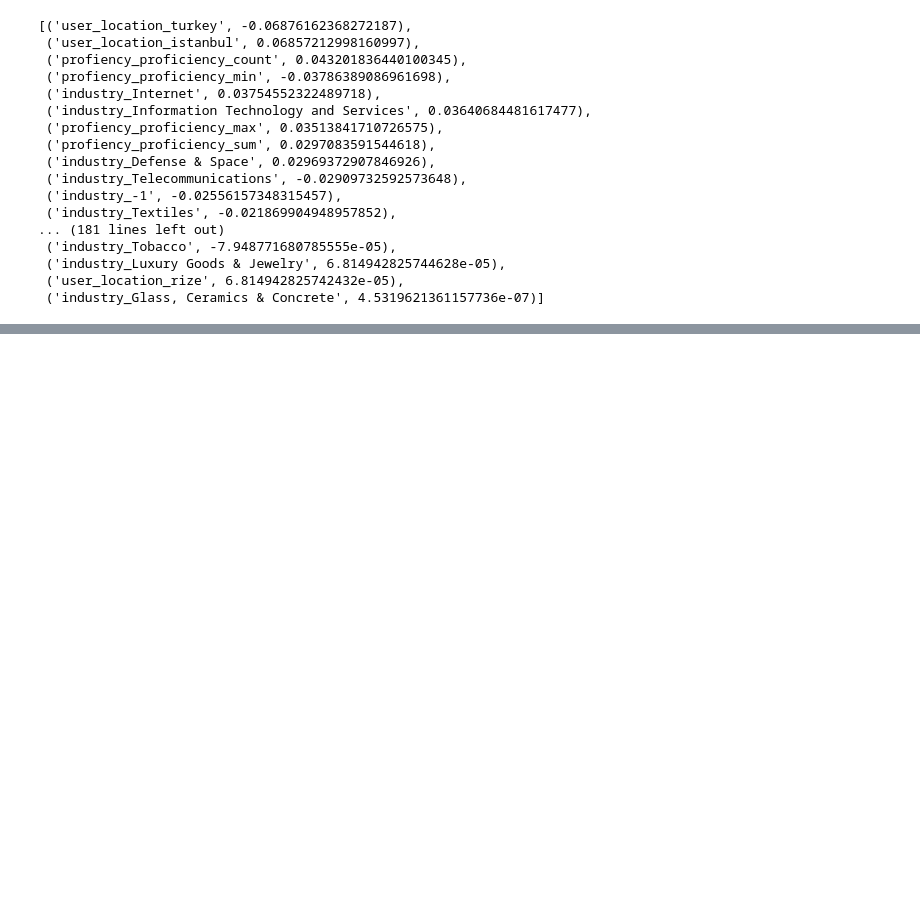
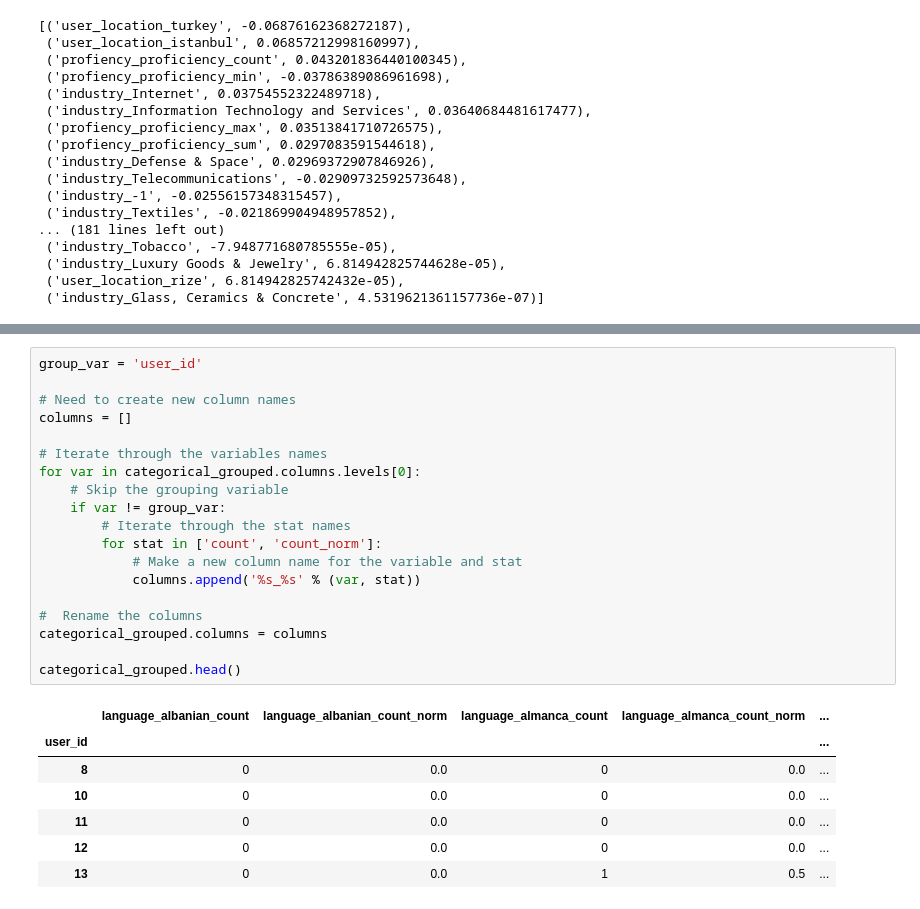
Before and after one commit to furkaneneseren/Datathon-BBVA, a Jupyter notebook: churn-with-linkedin.ipynb, the cells around one changed output, grey strips where cells are left out. Cells and saved outputs as stored; diff of their text form; blank space fills up the shorter version.

```diff
--- a/churn-with-linkedin.ipynb
+++ b/churn-with-linkedin.ipynb
@@ -1224,0 +1295,27 @@ target_corrs(train)
+# %%
+group_var = 'user_id'
+
+# Need to create new column names
+columns = []
+
+# Iterate through the variables names
+for var in categorical_grouped.columns.levels[0]:
+    # Skip the grouping variable
+    if var != group_var:
+        # Iterate through the stat names
+        for stat in ['count', 'count_norm']:
+            # Make a new column name for the variable and stat
+            columns.append('%s_%s' % (var, stat))
+
+#  Rename the columns
+categorical_grouped.columns = columns
+
+categorical_grouped.head()
+# %% [output]
+|  | language_albanian_count | language_albanian_count_norm | language_almanca_count | language_almanca_count_norm | ... |
+| user_id |  |  |  |  | ... |
+| 8 | 0 | 0.0 | 0 | 0.0 | ... |
+| 10 | 0 | 0.0 | 0 | 0.0 | ... |
+| 11 | 0 | 0.0 | 0 | 0.0 | ... |
+| 12 | 0 | 0.0 | 0 | 0.0 | ... |
+| 13 | 0 | 0.0 | 1 | 0.5 | ... |
```
Also changed, not shown: parts of 34 cells of this notebook.
